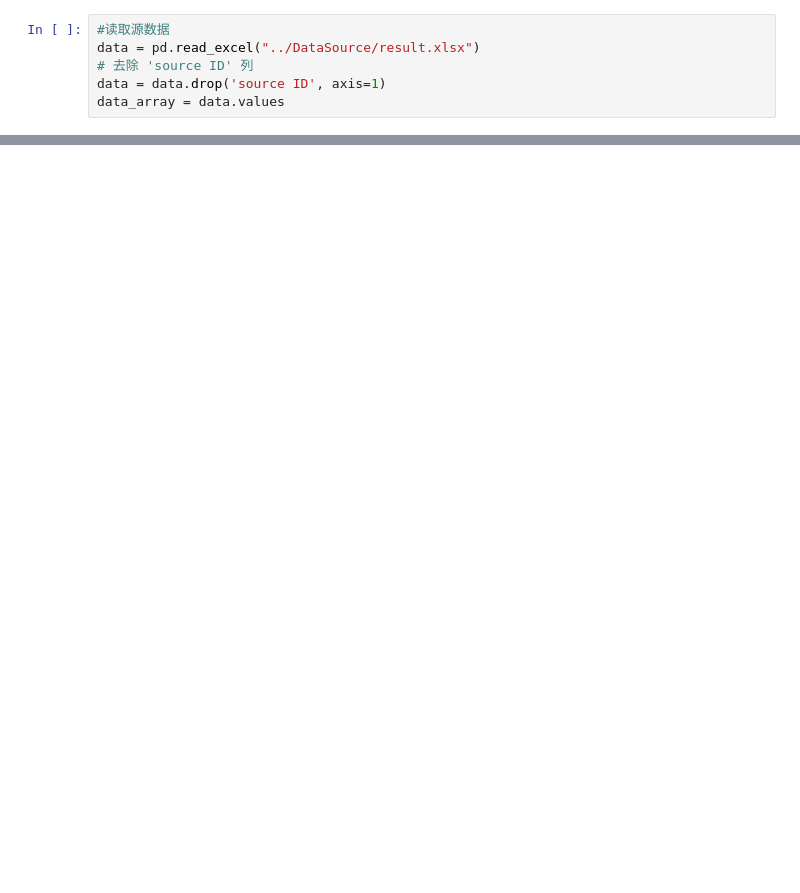
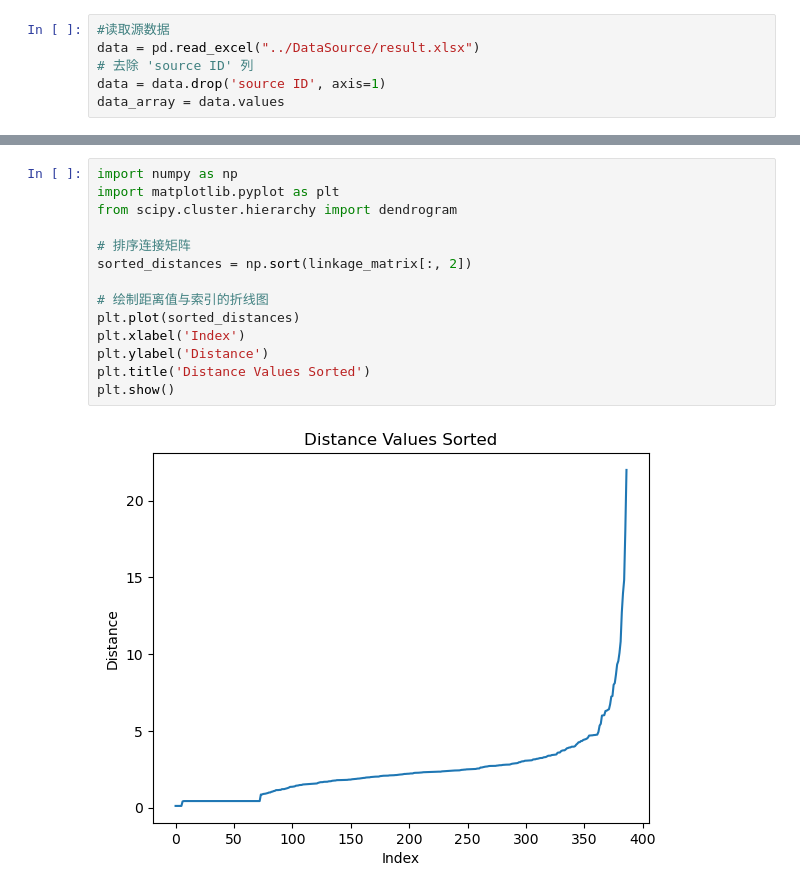
Before and after one commit to VODKA312/ATTCK_analyze_module_v1, a Jupyter notebook: clustering/Agglomerative Hierarchical Clustering.ipynb, the cells around one changed output, grey strips where cells are left out. Saved outputs shown, nothing was run; the diff lists cells and outputs as text; blank space fills up the shorter version.

```diff
--- a/clustering/Agglomerative Hierarchical Clustering.ipynb
+++ b/clustering/Agglomerative Hierarchical Clustering.ipynb
@@ -57,0 +291,16 @@ plt.show()
+# %%
+import numpy as np
+import matplotlib.pyplot as plt
+from scipy.cluster.hierarchy import dendrogram
+
+# 排序连接矩阵
+sorted_distances = np.sort(linkage_matrix[:, 2])
+
+# 绘制距离值与索引的折线图
+plt.plot(sorted_distances)
+plt.xlabel('Index')
+plt.ylabel('Distance')
+plt.title('Distance Values Sorted')
+plt.show()
+# %% [output]
+[figure, added]
```
Also changed, not shown: parts of 27 cells of this notebook, 2 other files.
